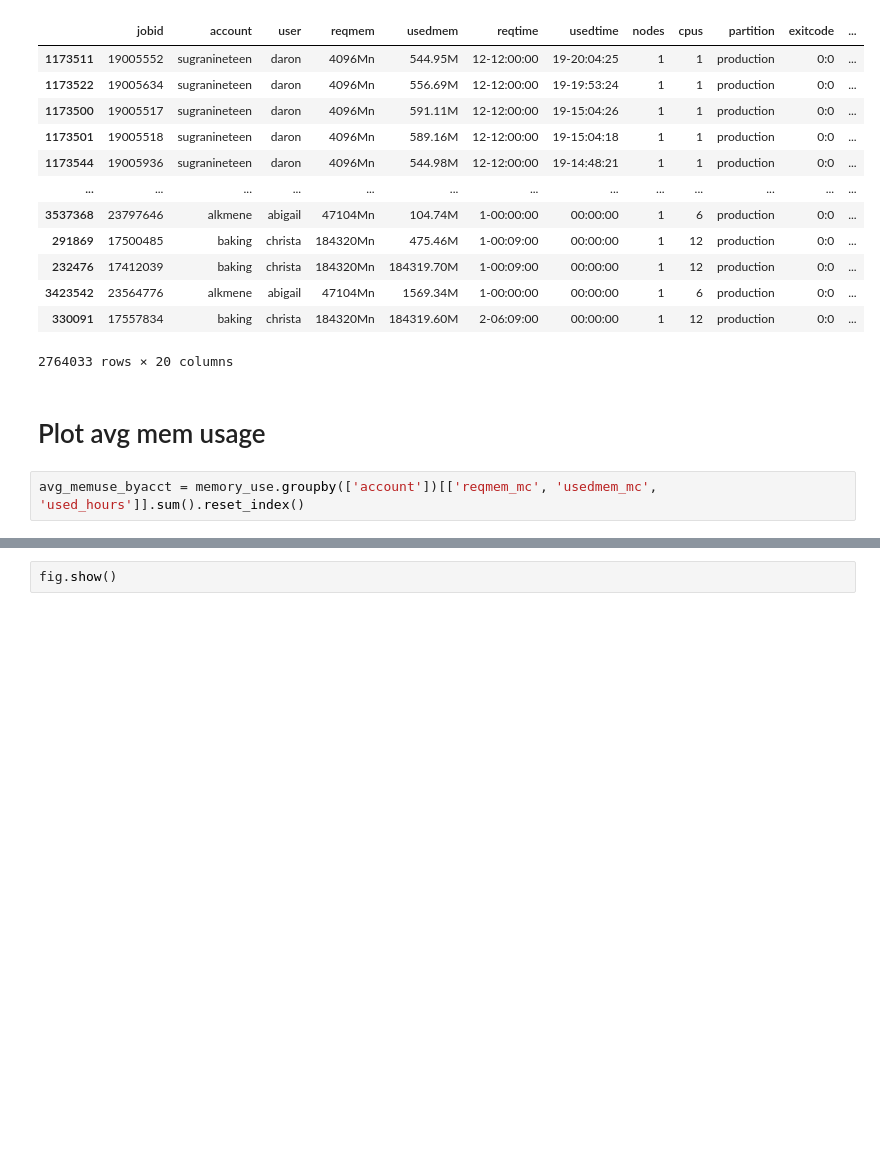
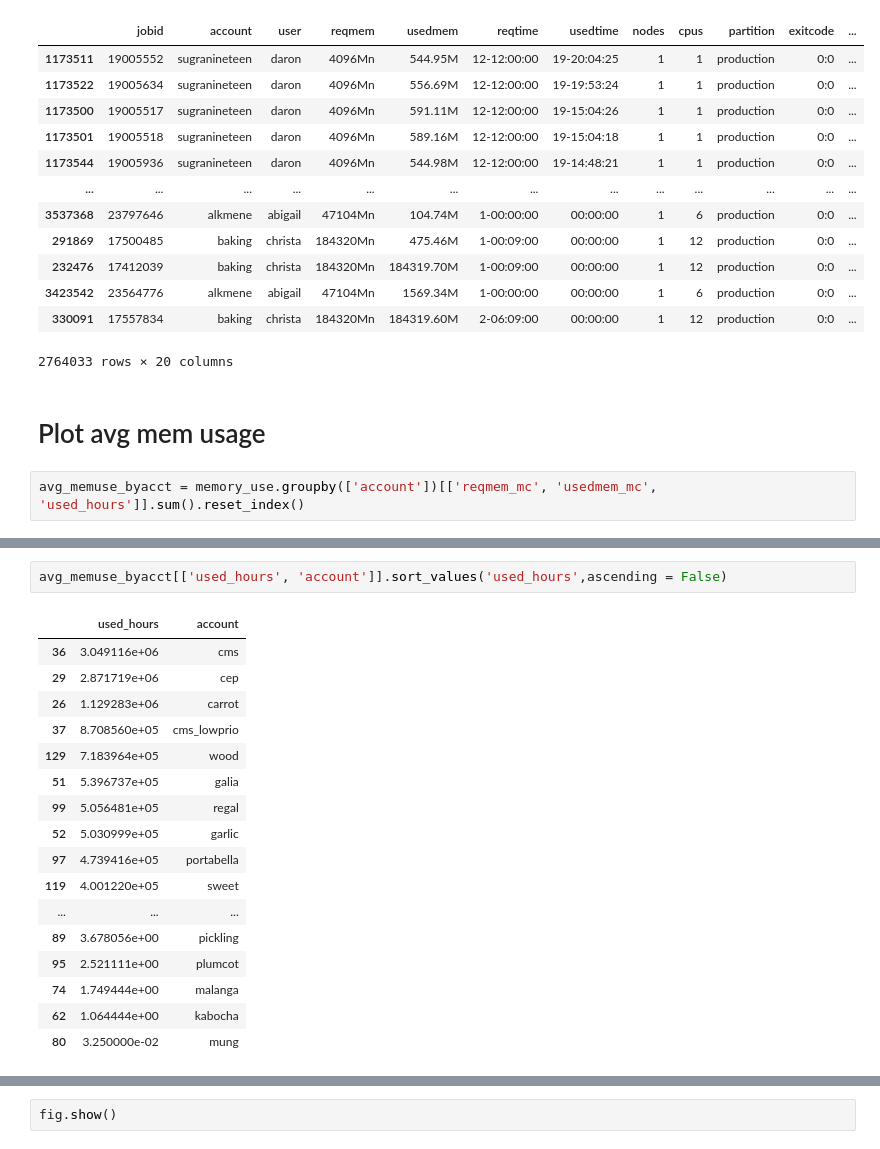
Before and after one commit to nss-data-science-cohort-4/dq2-accre-team-6, a Jupyter notebook: notebooks/04_memory_question.ipynb, the cells around one changed output, grey strips where cells are left out. Cells and saved outputs as stored; diff of their text form; blank space fills up the shorter version.

```diff
--- a/notebooks/04_memory_question.ipynb
+++ b/notebooks/04_memory_question.ipynb
@@ -320,3 +347,23 @@ print(max)
+# %%
+avg_memuse_byacct[['used_hours', 'account']].sort_values('used_hours',ascending = False)
+# %% [output]
+|  | used_hours | account |
+| 36 | 3.049116e+06 | cms |
+| 29 | 2.871719e+06 | cep |
+| 26 | 1.129283e+06 | carrot |
+| 37 | 8.708560e+05 | cms_lowprio |
+| 129 | 7.183964e+05 | wood |
+| 51 | 5.396737e+05 | galia |
+| 99 | 5.056481e+05 | regal |
+| 52 | 5.030999e+05 | garlic |
+| 97 | 4.739416e+05 | portabella |
+| 119 | 4.001220e+05 | sweet |
+| ... | ... | ... |
+| 89 | 3.678056e+00 | pickling |
+| 95 | 2.521111e+00 | plumcot |
+| 74 | 1.749444e+00 | malanga |
+| 62 | 1.064444e+00 | kabocha |
+| 80 | 3.250000e-02 | mung |
 # %%
 mem_plot_avg = avg_memuse_byacct[['account','avg_usage','used_hours','mem_quartile', 'hours_quartile','total_time_ctgry']]#.set_index('account')
 #mycolorscale = 'haline'
```
Also changed, not shown: parts of 40 cells of this notebook, 3 other files.
